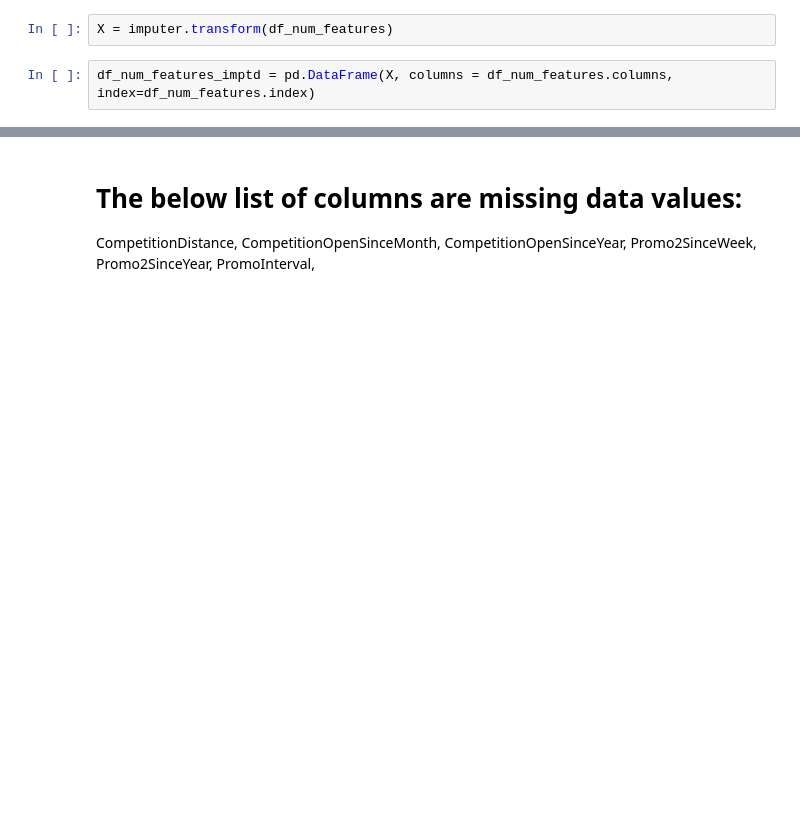
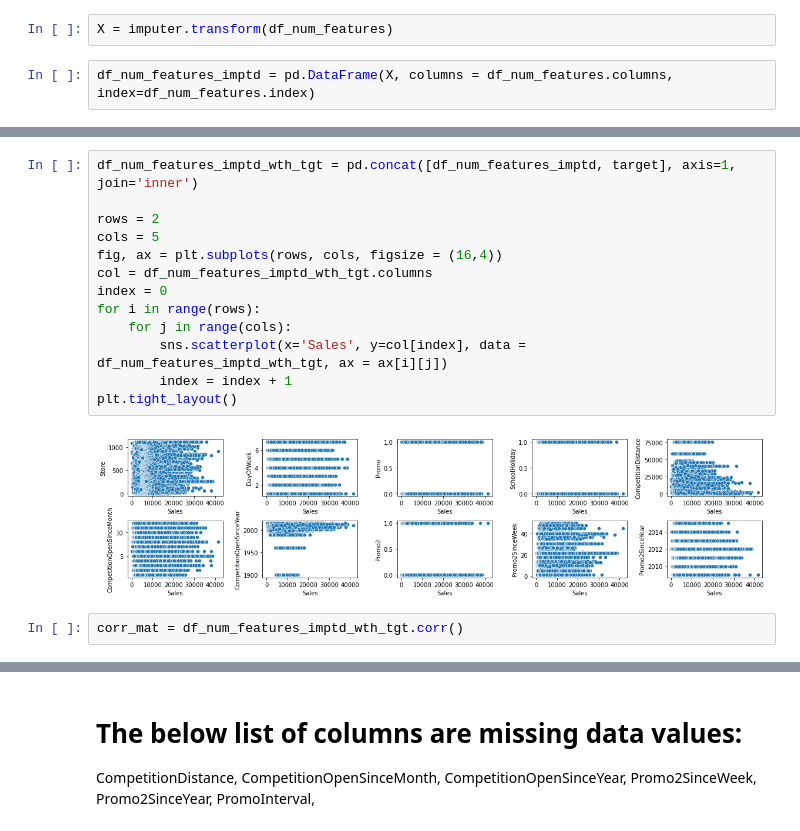
Before and after one commit to mbhoge/ml-model-excercises, a Jupyter notebook: Assignment Supervised Unsupervised Learning/store_sales_regression_model.ipynb, the cells around one changed output, grey strips where cells are left out. Drawn from its saved outputs; the diff is of its cells as text; blank space fills up the shorter version.

```diff
--- a/Assignment Supervised Unsupervised Learning/store_sales_regression_model.ipynb
+++ b/Assignment Supervised Unsupervised Learning/store_sales_regression_model.ipynb
@@ -195,0 +213,17 @@ df_num_features_imptd = pd.DataFrame(X, columns = df_num_features.columns, index
+# %%
+df_num_features_imptd_wth_tgt = pd.concat([df_num_features_imptd, target], axis=1, join='inner')
+
+rows = 2
+cols = 5
+fig, ax = plt.subplots(rows, cols, figsize = (16,4))
+col = df_num_features_imptd_wth_tgt.columns
+index = 0
+for i in range(rows):
+    for j in range(cols):
+        sns.scatterplot(x='Sales', y=col[index], data = df_num_features_imptd_wth_tgt, ax = ax[i][j])
+        index = index + 1
+plt.tight_layout()
+# %% [output]
+[figure, added]
+# %%
+corr_mat = df_num_features_imptd_wth_tgt.corr()
```
Also changed, not shown: parts of 4 cells of this notebook.
